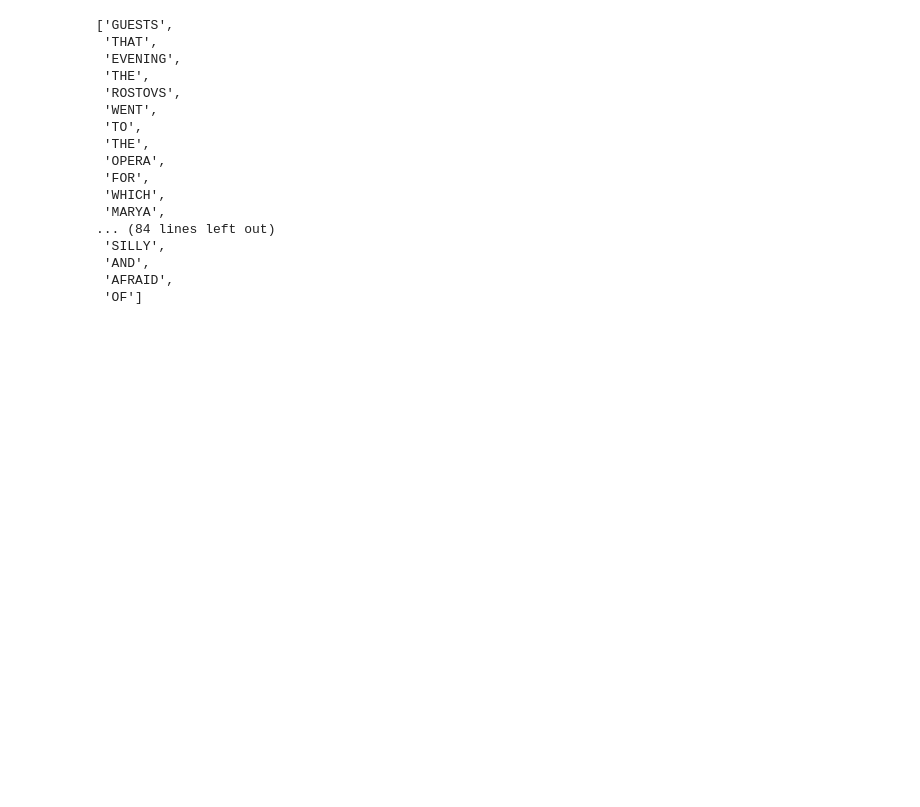
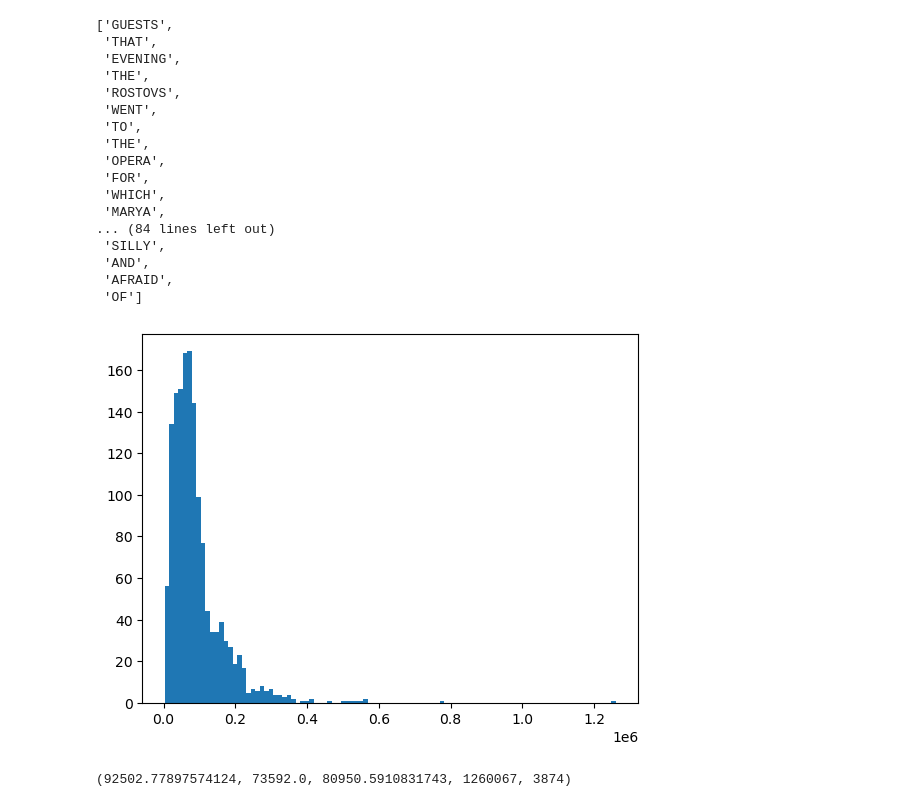
Before and after one commit to huangruizhe/icefall, a Jupyter notebook: egs/librispeech/ASR/conformer_ctc2_noseg/scripts/edit_distance.ipynb, the cells around one changed output. Cells and saved outputs as stored; diff of their text form; code cells hidden in the pictures; blank space fills up the shorter version.

```diff
--- a/egs/librispeech/ASR/conformer_ctc2_noseg/scripts/edit_distance.ipynb
+++ b/egs/librispeech/ASR/conformer_ctc2_noseg/scripts/edit_distance.ipynb
@@ -511,3 +511,34 @@ text[256490:256490+100]
  'AND',
  'AFRAID',
  'OF']
+# %%
+long_dataset = LibrispeechLongAudioDataset(
+    root = "/exp/rhuang/meta/icefall/egs/librispeech/ASR/download/",
+    skip_loading_audio = True,
+    # skip_text_normalization = True,
+    # manifest_file = None,
+)
+long_dataset_index = {Path(long_dataset.manifest[i][0]).parent.stem: i for i in range(len(long_dataset))}  # chapter id => index
+# %%
+from tqdm import tqdm
+
+book_2_lengths = dict()
+for d in tqdm(long_dataset):
+    waveform, sample_rate, text, speaker_id, chapter_id, meta_data  = d
+
+    text_path = meta_data["text_path"]
+    book_id = Path(f"{long_dataset.root}/{text_path}").parent.stem
+    book_2_lengths[book_id] = len(text.split())
+# %%
+# Plot the distribution of the lengths of the books
+import matplotlib.pyplot as plt
+import numpy as np
+
+lengths = list(book_2_lengths.values())
+plt.hist(lengths, bins=100)
+plt.show()
+
+np.mean(lengths), np.median(lengths), np.std(lengths), np.max(lengths), np.min(lengths)
+# %% [output]
+[figure, added]
+(92502.77897574124, 73592.0, 80950.5910831743, 1260067, 3874)
```
Also changed, not shown: 3 other files.
